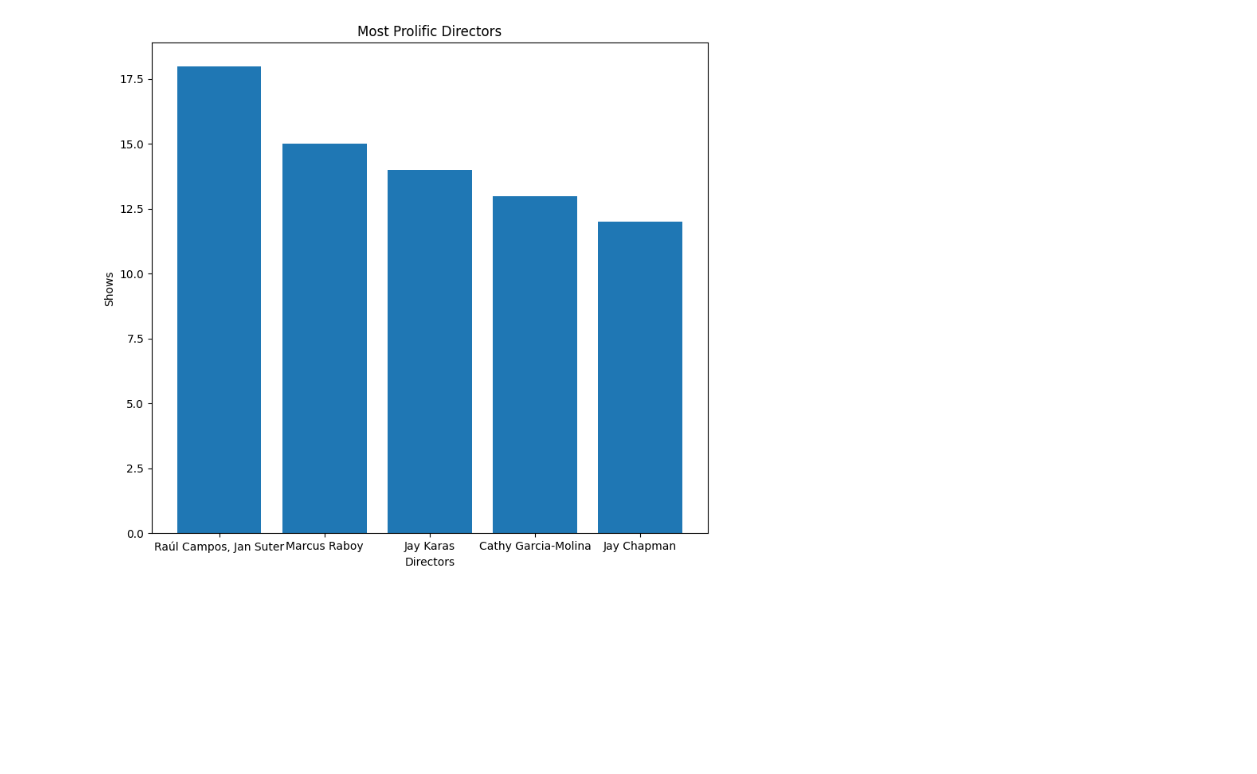
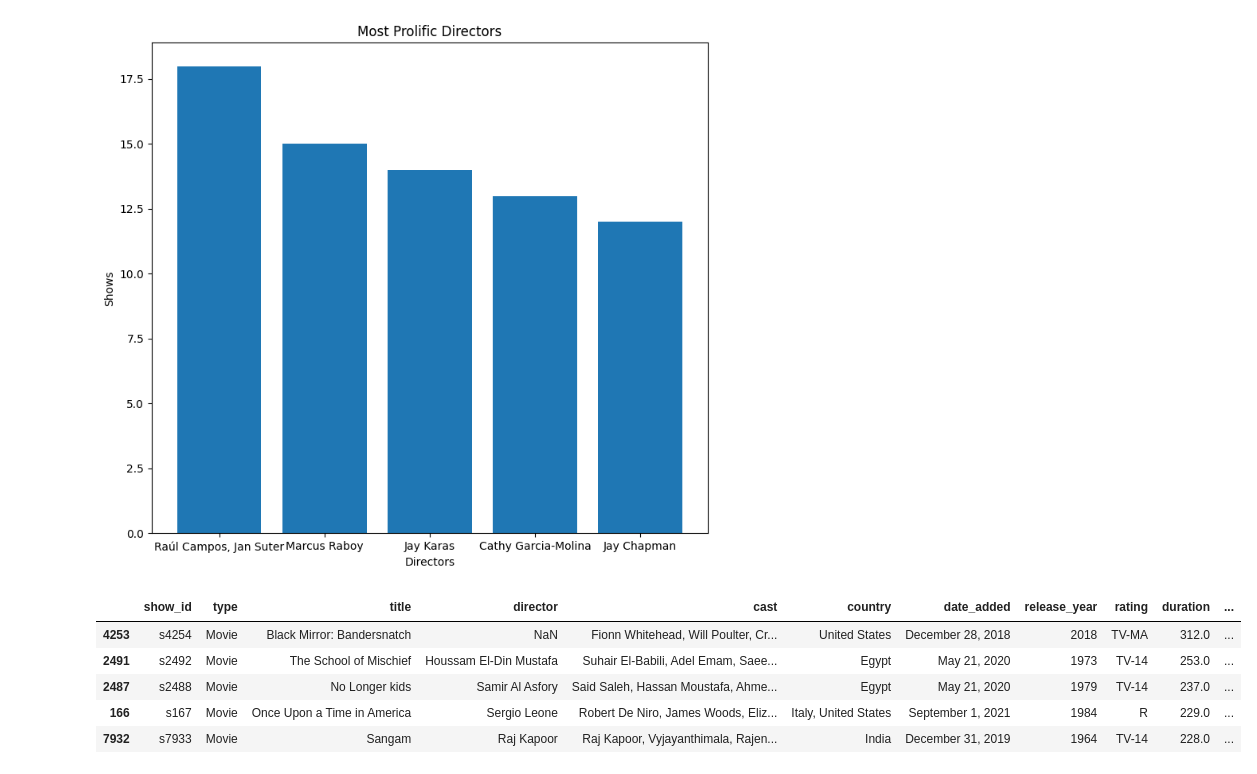
Before and after one commit to hrishavraj89/netflix_data_analysis, a Jupyter notebook: netflix_data_analysis.ipynb, the cells around one changed output. Drawn from its saved outputs; the diff is of its cells as text; code cells hidden in the pictures; blank space fills up the shorter version.

Commit message:
longest movies

```diff
--- a/netflix_data_analysis.ipynb
+++ b/netflix_data_analysis.ipynb
@@ -83,3 +83,16 @@ plt.ylabel('Shows')
 # %% [output]
 Text(0, 0.5, 'Shows')
 [figure]
+# %%
+#Longest movies of Netflix
+movies = df[df['type'] == 'Movie'].copy()
+movies['duration'] = movies['duration'].str.replace('min','').astype(float)
+longest_movies = movies.sort_values(by='duration', ascending=False)
+longest_movies.head()
+# %% [output]
+|  | show_id | type | title | director | cast | country | date_added | release_year | rating | duration | ... |
+| 4253 | s4254 | Movie | Black Mirror: Bandersnatch | NaN | Fionn Whitehead, Will Poulter, Cr... | United States | December 28, 2018 | 2018 | TV-MA | 312.0 | ... |
+| 2491 | s2492 | Movie | The School of Mischief | Houssam El-Din Mustafa | Suhair El-Babili, Adel Emam, Saee... | Egypt | May 21, 2020 | 1973 | TV-14 | 253.0 | ... |
+| 2487 | s2488 | Movie | No Longer kids | Samir Al Asfory | Said Saleh, Hassan Moustafa, Ahme... | Egypt | May 21, 2020 | 1979 | TV-14 | 237.0 | ... |
+| 166 | s167 | Movie | Once Upon a Time in America | Sergio Leone | Robert De Niro, James Woods, Eliz... | Italy, United States | September 1, 2021 | 1984 | R | 229.0 | ... |
+| 7932 | s7933 | Movie | Sangam | Raj Kapoor | Raj Kapoor, Vyjayanthimala, Rajen... | India | December 31, 2019 | 1964 | TV-14 | 228.0 | ... |
```
Also changed, not shown: parts of 1 cell of this notebook.
